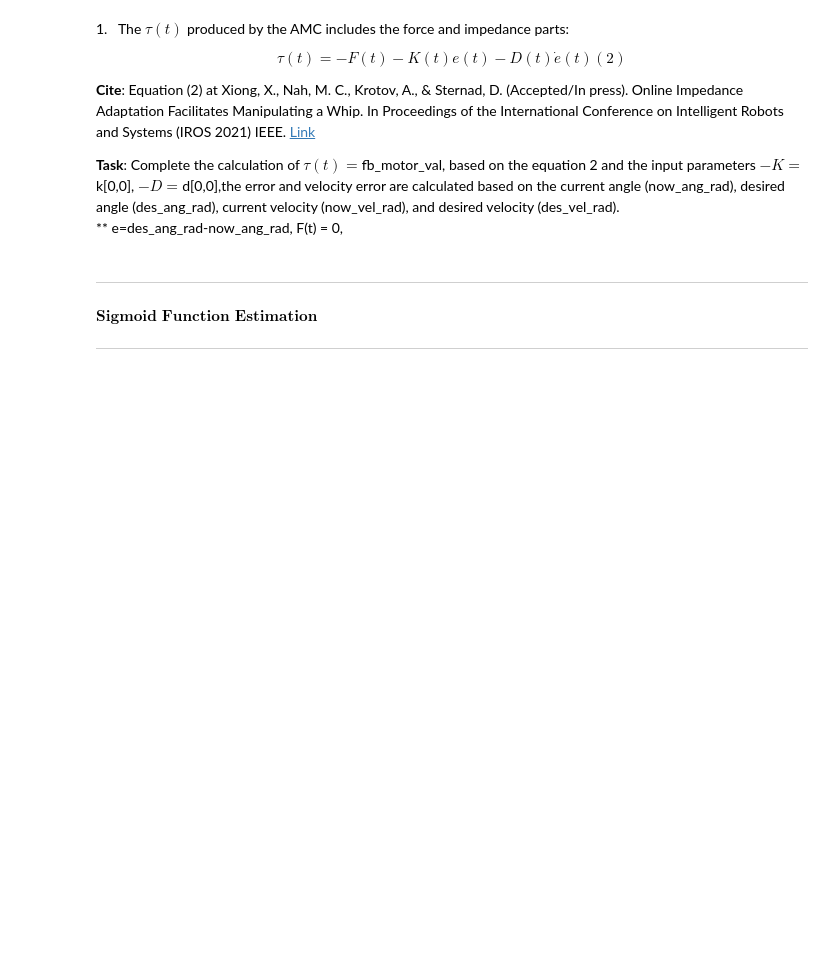
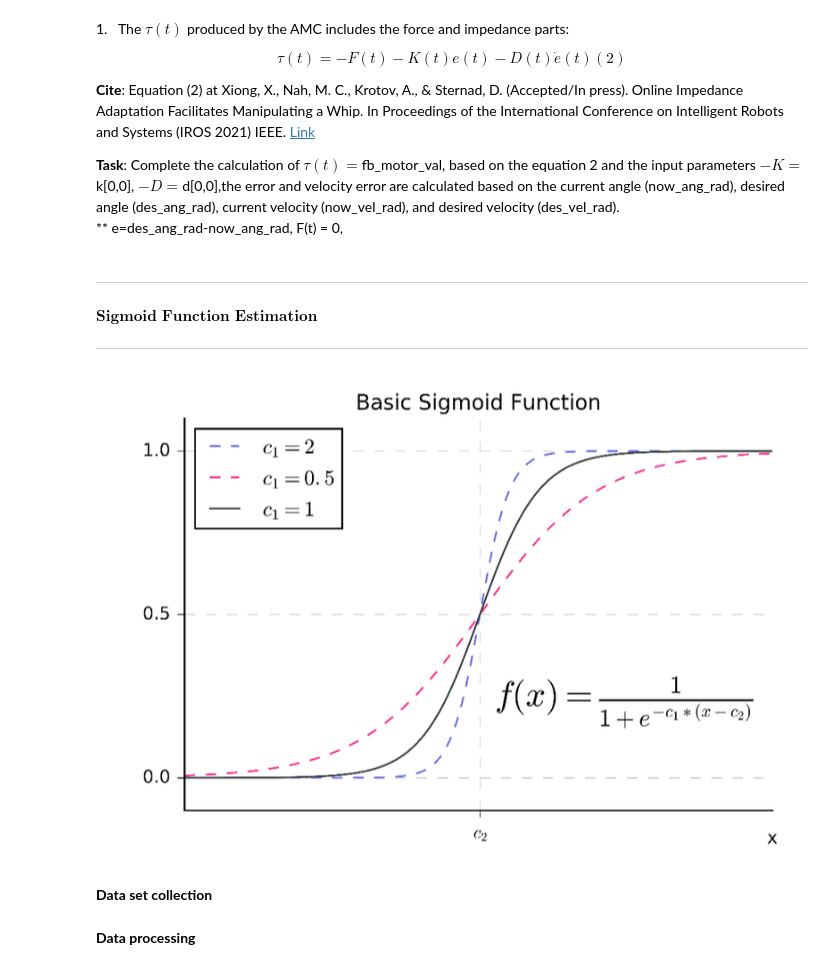
Before and after one commit to Jonasjcmh/PneuNet_Controller, a Jupyter notebook: Impedance controller.ipynb, the cells around one changed output. Saved outputs shown, nothing was run; the diff lists cells and outputs as text; code cells hidden in the pictures; blank space fills up the shorter version.

```diff
--- a/Impedance controller.ipynb
+++ b/Impedance controller.ipynb
@@ -429,3 +438,9 @@ from scipy.optimize import curve_fit
 def sigmoid(x, x0, k):
      y = 1 / (1 + np.exp(-k*(x-x0)))
      return y
+# %%
+Image(filename='pictures/sigmoid.png')
+# %% [output]
+[figure, added]
+# %% [markdown]
+**Data set collection**
@@ -431,0 +473,2 @@ def sigmoid(x, x0, k):
+# %% [markdown]
+**Data processing**
```
Also changed, not shown: parts of 8 cells of this notebook, 10 other files.
